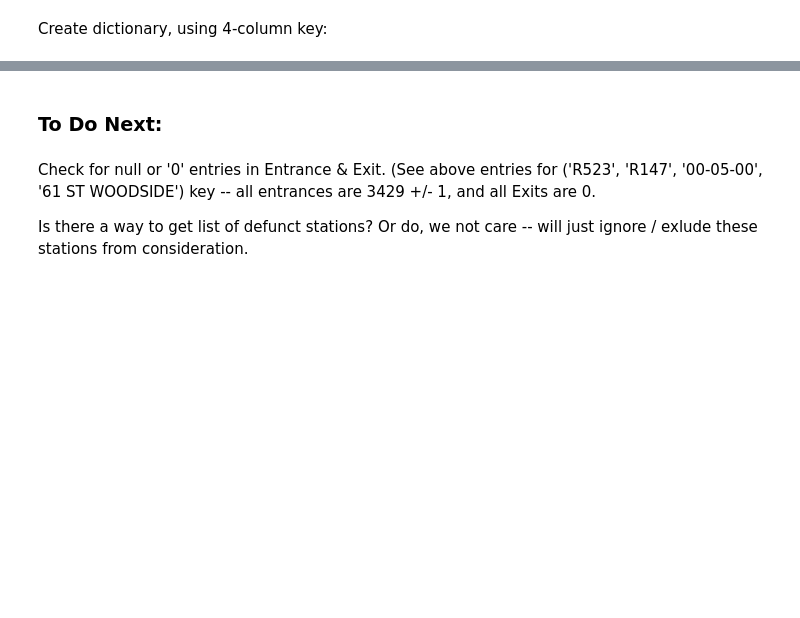
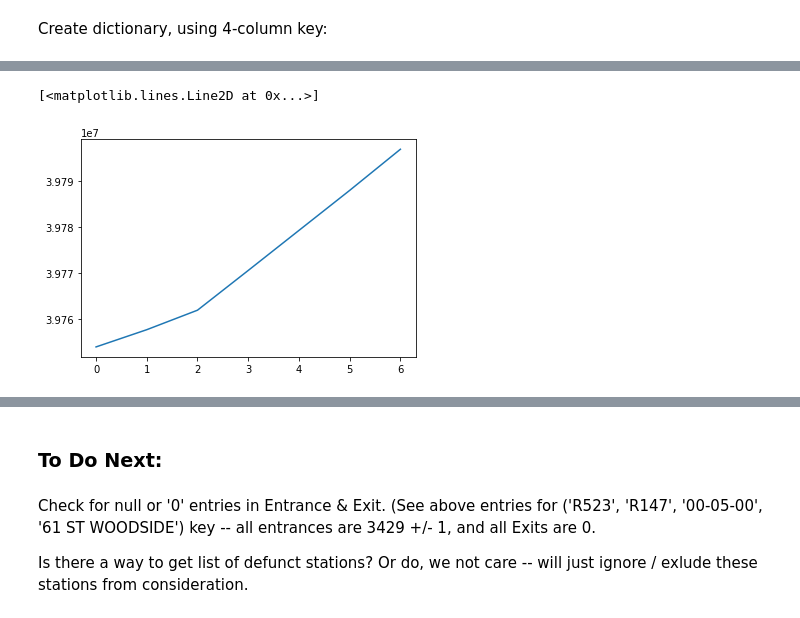
Before and after one commit to luketibbott/benson, a Jupyter notebook: benson-KF.ipynb, the cells around one changed output, grey strips where cells are left out. Cells and saved outputs as stored; diff of their text form; code cells hidden in the pictures; blank space fills up the shorter version.

```diff
--- a/benson-KF.ipynb
+++ b/benson-KF.ipynb
@@ -9,5 +17,5 @@ Documentations at: http://web.mta.info/developers/resources/nyct/turnstile/ts_Fi
 # %%
-df = pd.read_csv('turnstile_180526.txt')
+df = pd.read_csv('turnstile_May26.txt')
 # %%
 df.head()
 # %% [output]
@@ -34,0 +37,2 @@ backup_df = df.copy()
+# %%
+df['DATETIME'] = pd.to_datetime(df.DATE + ' ' + df.TIME)
@@ -54,0 +71,3 @@ len(dct)
+# %%
+grp1 = df.groupby(key_cols + ['DATE'])['ENTRIES'].sum().reset_index()
+grp2 = df.groupby(key_cols + ['DATETIME'])['ENTRIES'].sum().reset_index()
@@ -54,0 +85,6 @@ len(dct)
+# %%
+data = grp1[:7].values
+plt.plot(data)
+# %% [output]
+[<matplotlib.lines.Line2D at 0x...>]
+[figure, added]
```
Also changed, not shown: parts of 21 cells of this notebook.
